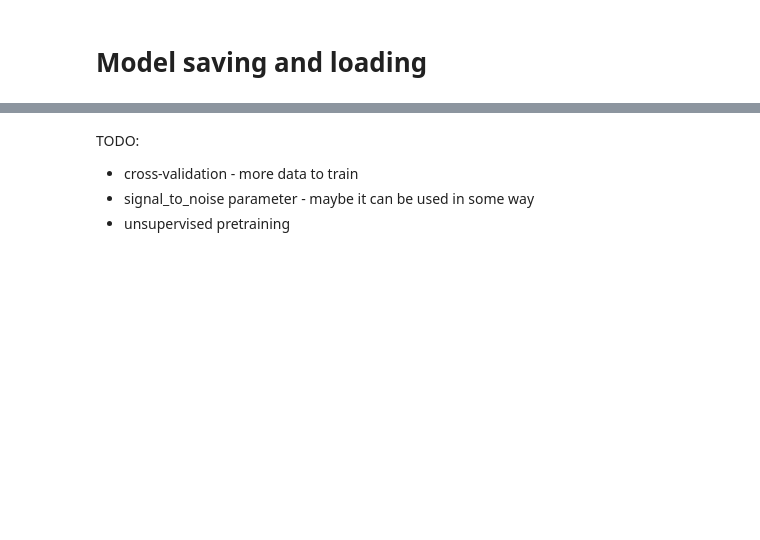
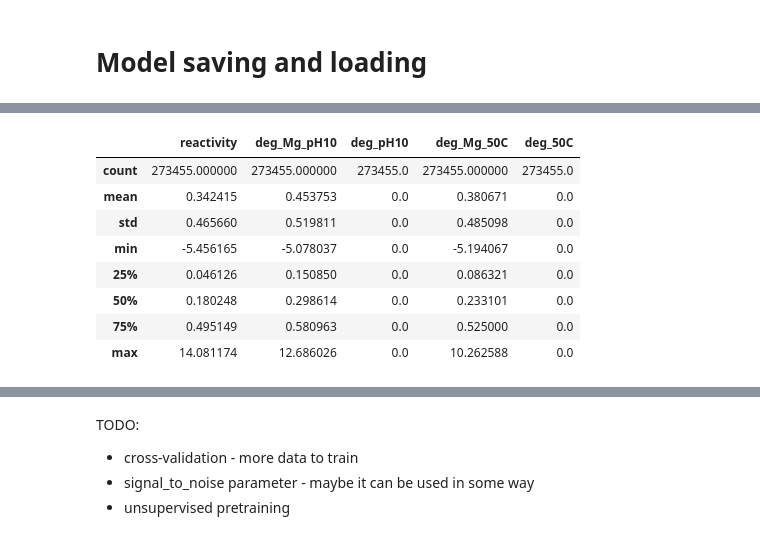
Before and after one commit to JanKapala/OpenVaccine-COVID-19-mRNA-Vaccine-Degradation-Prediction, a Jupyter notebook: TrainingNotebook.ipynb, the cells around one changed output, grey strips where cells are left out. Saved outputs shown, nothing was run; the diff lists cells and outputs as text; code cells hidden in the pictures; blank space fills up the shorter version.

```diff
--- a/TrainingNotebook.ipynb
+++ b/TrainingNotebook.ipynb
@@ -229,0 +272,14 @@ loaded_model = tf.keras.models.load_model(model_path, custom_objects={'mcrmse':
+# %%
+b = predictions_to_submission(get_predictions(subgraphed_private_test_ds, model), raw_private_test_ds)
+# %%
+b.describe()
+# %% [output]
+|  | reactivity | deg_Mg_pH10 | deg_pH10 | deg_Mg_50C | deg_50C |
+| count | 273455.000000 | 273455.000000 | 273455.0 | 273455.000000 | 273455.0 |
+| mean | 0.342415 | 0.453753 | 0.0 | 0.380671 | 0.0 |
+| std | 0.465660 | 0.519811 | 0.0 | 0.485098 | 0.0 |
+| min | -5.456165 | -5.078037 | 0.0 | -5.194067 | 0.0 |
+| 25% | 0.046126 | 0.150850 | 0.0 | 0.086321 | 0.0 |
+| 50% | 0.180248 | 0.298614 | 0.0 | 0.233101 | 0.0 |
+| 75% | 0.495149 | 0.580963 | 0.0 | 0.525000 | 0.0 |
+| max | 14.081174 | 12.686026 | 0.0 | 10.262588 | 0.0 |
```
Also changed, not shown: parts of 24 cells of this notebook, 3 other files.
